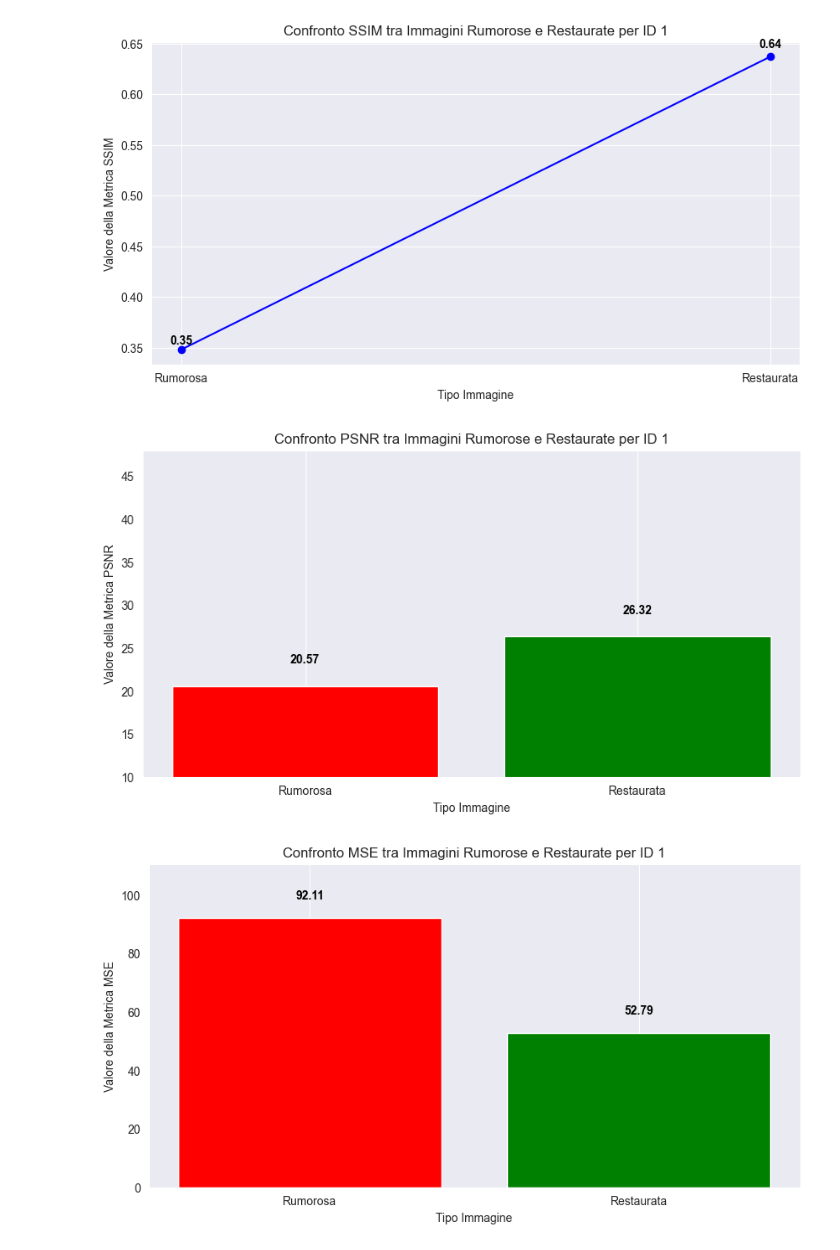
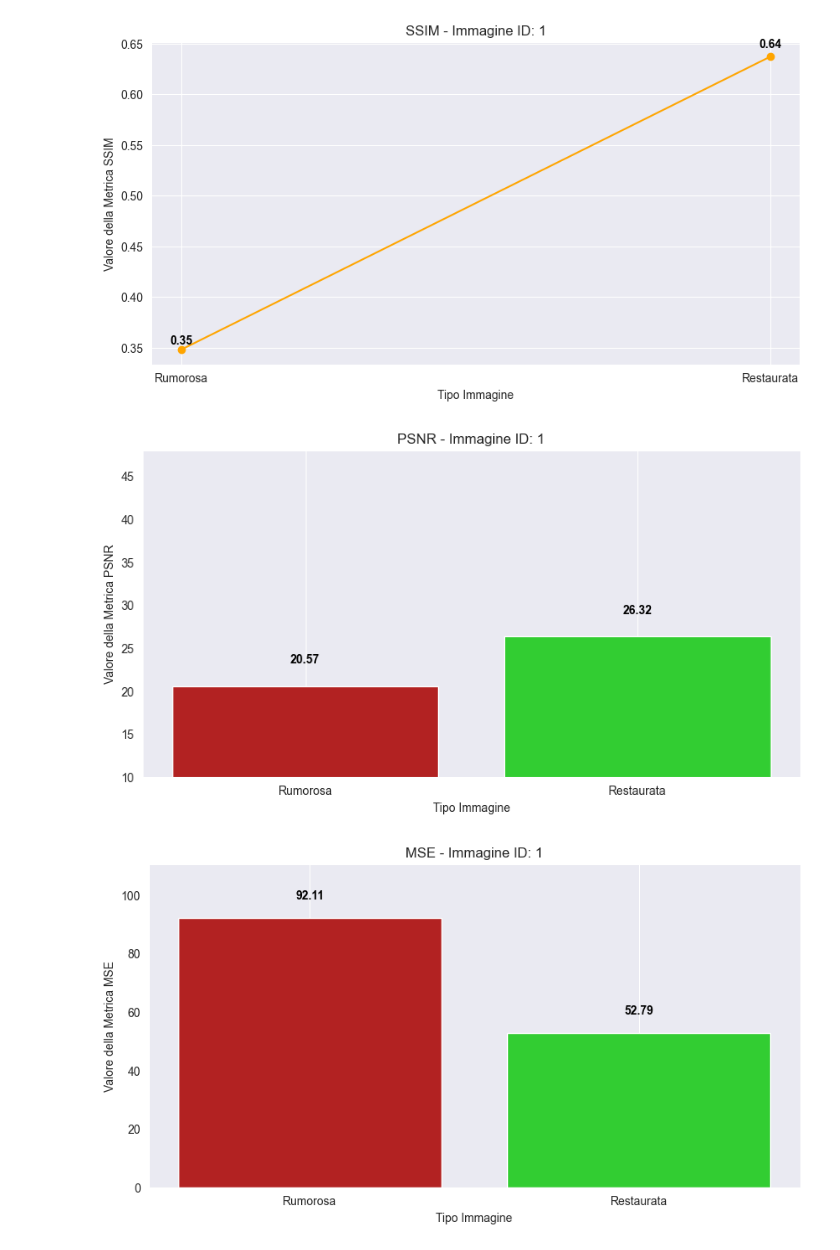
Before and after one commit to manuelgerardzuccaro/MultimediaProject, a Jupyter notebook: Source/AnalisiRumoroseRestaurate.ipynb, the cells around one changed output. Saved outputs shown, nothing was run; the diff lists cells and outputs as text; code cells hidden in the pictures.

```diff
--- a/Source/AnalisiRumoroseRestaurate.ipynb
+++ b/Source/AnalisiRumoroseRestaurate.ipynb
@@ -88,11 +2,9 @@ max         0.394565        32.258982       57.263086         0.941149
 import pandas as pd
 import matplotlib.pyplot as plt
 
-# Caricare i CSV
 rumorose_df = pd.read_csv('Immagini_Rumorose/risultati_rumorose.csv')
 restaurate_df = pd.read_csv('Immagini_Restaurate/risultati_restaurate.csv')
 
-# Unire i DataFrame per ID
 merged_df = pd.merge(rumorose_df, restaurate_df, on='ID', suffixes=('_rumorosa', '_restaurata'))
 
 # Funzione per visualizzare i grafici a barre per un singolo ID, divisi per metrica
@@ -104,24 +16,24 @@ def barplot_metrics_for_id(id_val):
 
     metrics = ['PSNR', 'MSE', 'SSIM']
     ranges = {
-        'PSNR': (10, 40 * 1.2), # Estendere leggermente il limite per evitare che PSNR esca dalla griglia
-        'MSE': (0, id_data[[f'{metric}_rumorosa' for metric in metrics]].max().max() * 1.2),  # Estendere leggermente il limite per evitare che MSE esca dalla griglia
-        'SSIM': (0, 1 * 1.2)  # Estendere leggermente l'asse y per evitare che SSIM esca dalla griglia
+        # Estendere leggermente il limite per evitare che PSNR, MSE e SSIM escano dalla griglia
+        'PSNR': (10, 40 * 1.2),
+        'MSE': (0, id_data[[f'{metric}_rumorosa' for metric in metrics]].max().max() * 1.2),
+        'SSIM': (0, 1 * 1.2)
     }
 
     for metric in metrics:
         plt.figure(figsize=(10, 5))
         values = [id_data[f'{metric}_rumorosa'].values[0], id_data[f'{metric}_restaurata'].values[0]]
-        bars = plt.bar(['Rumorosa', 'Restaurata'], values, color=['red', 'green'])
+        bars = plt.bar(['Rumorosa', 'Restaurata'], values, color=['#b22222', '#32cd32'])
 
-        # Aggiungere i valori sulle barre, leggermente sopra la barra
         for bar, value in zip(bars, values):
             plt.text(bar.get_x() + bar.get_width() / 2, bar.get_height() + 0.05 * ranges[metric][1], f'{value:.2f}', ha='center', va='bottom', fontsize=10, color='black', weight='bold')
 
         plt.xlabel('Tipo Immagine')
         plt.ylabel(f'Valore della Metrica {metric}')
         plt.ylim(ranges[metric])
-        plt.title(f'Confronto {metric} tra Immagini Rumorose e Restaurate per ID {id_val}')
+        plt.title(f'{metric} - Immagine ID: {id_val}')
         plt.grid(axis='y')
         plt.show()
 
@@ -133,26 +45,25 @@ def lineplot_metrics_for_id(id_val):
         return
 
     metrics = ['PSNR', 'MSE', 'SSIM']
+    metrics_colors = {'PSNR': 'blue', 'MSE': 'red', 'SSIM': 'orange'}
+
     for metric in metrics:
         plt.figure(figsize=(10, 5))
         values = [id_data[f'{metric}_rumorosa'].values[0], id_data[f'{metric}_restaurata'].values[0]]
-        plt.plot(['Rumorosa', 'Restaurata'], values, marker='o', label=metric, color='blue')
+        plt.plot(['Rumorosa', 'Restaurata'], values, marker='o', label=metric, color=metrics_colors[metric])
 
-        # Aggiungere i valori sulle linee, leggermente sopra il punto per evitare sovrapposizioni
         for i, value in enumerate(values):
             plt.text(i, value + (0.01 * value), f'{value:.2f}', ha='center', va='bottom', fontsize=10, color='black', weight='bold')
 
         plt.xlabel('Tipo Immagine')
         plt.ylabel(f'Valore della Metrica {metric}')
-        plt.title(f'Confronto {metric} tra Immagini Rumorose e Restaurate per ID {id_val}')
+        plt.title(f'{metric} - Immagine ID: {id_val}')
         plt.grid(True)
         plt.show()
 
-# Esempio di utilizzo delle funzioni
 lineplot_metrics_for_id(1)
 barplot_metrics_for_id(1)
 
-# Riassunto Statistico
 print("\nRiassunto delle metriche per immagini rumorose e restaurate:")
 print(merged_df.describe())
 # %% [output]
@@ -161,3 +72,3 @@ print(merged_df.describe())
-[figure, old version]
+[figure, new version]
-[figure, old version]
+[figure, new version]
-[figure, old version]
+[figure, new version]
```
Also changed, not shown: parts of 2 cells of this notebook.
